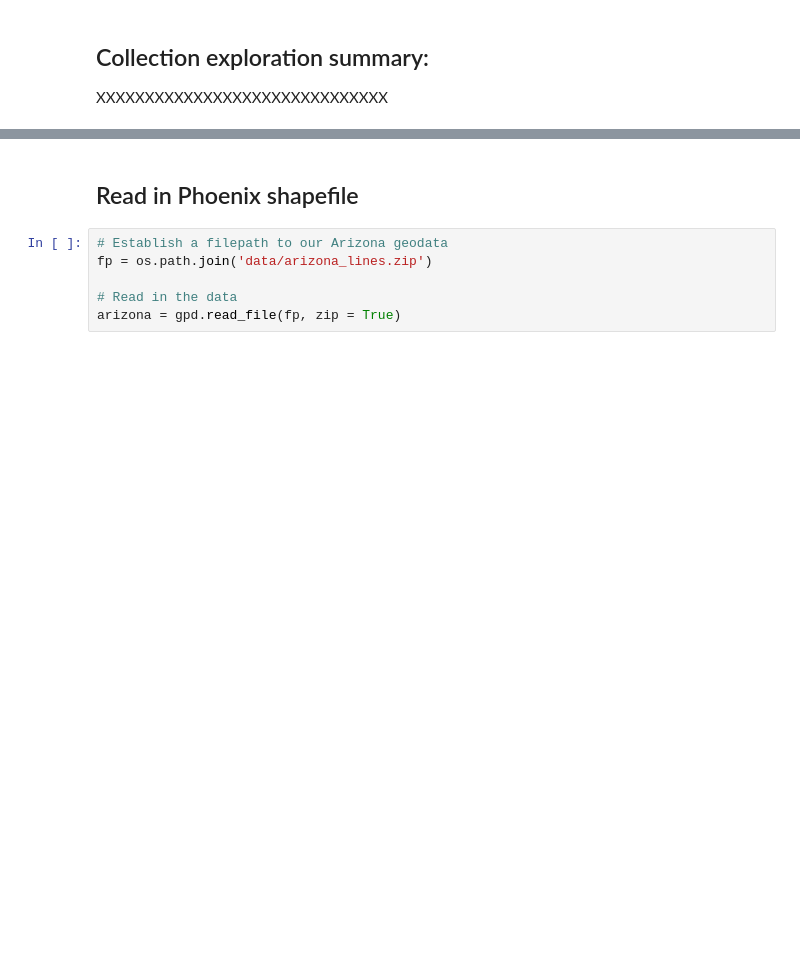
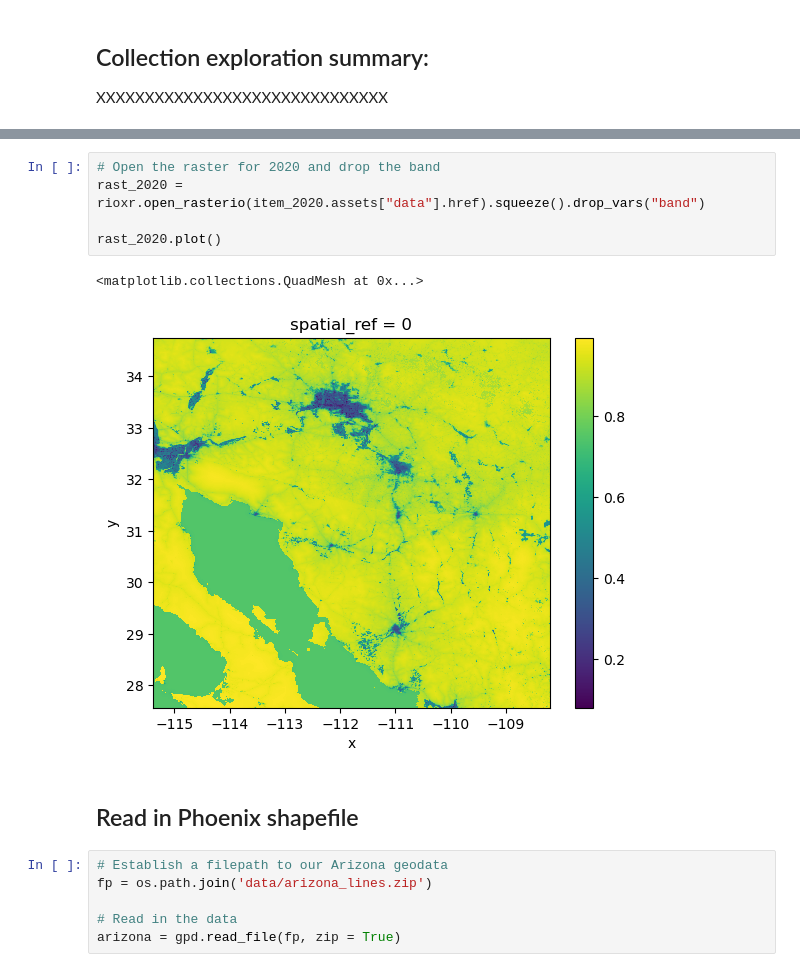
Before and after one commit to stephenccodes/biodiversity-intactness-index-phoenix, a Jupyter notebook: biodiversity_intactness_index_phoenix.ipynb, the cells around one changed output, grey strips where cells are left out. Drawn from its saved outputs; the diff is of its cells as text; blank space fills up the shorter version.

```diff
--- a/biodiversity_intactness_index_phoenix.ipynb
+++ b/biodiversity_intactness_index_phoenix.ipynb
@@ -169,3 +191,11 @@ RasterioIOError: HTTP response code: 403
+# %%
+# Open the raster for 2020 and drop the band
+rast_2020 = rioxr.open_rasterio(item_2020.assets["data"].href).squeeze().drop_vars("band")
+
+rast_2020.plot()
+# %% [output]
+<matplotlib.collections.QuadMesh at 0x...>
+[figure, added]
 # %% [markdown]
 ## Read in Phoenix shapefile
 # %%
```
Also changed, not shown: parts of 10 cells of this notebook.
